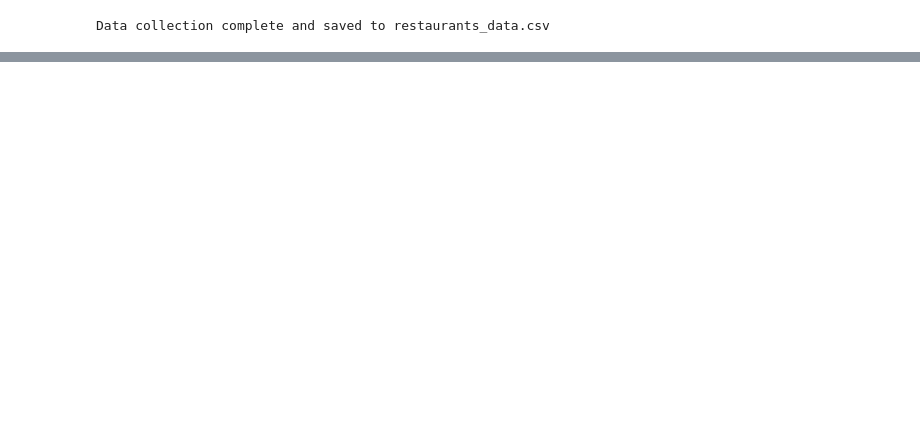
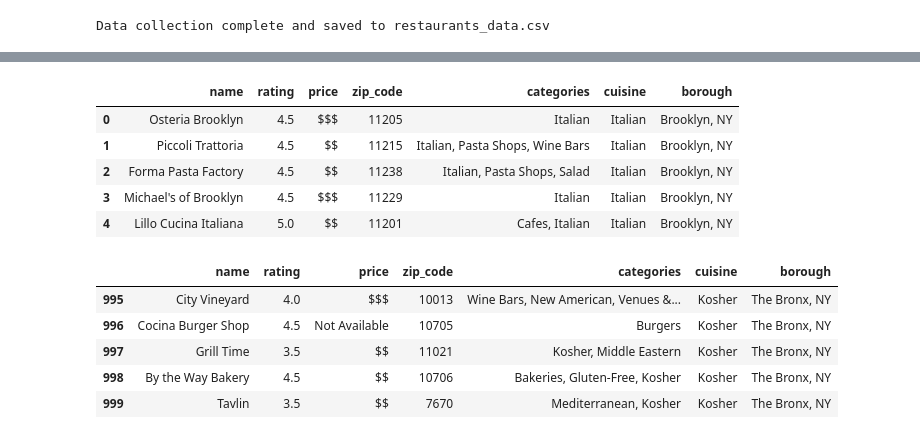
Before and after one commit to benbesthof/goodrestaurants, a Jupyter notebook: src/restaurant_analysis/restaurant.ipynb, the cells around one changed output, grey strips where cells are left out. Drawn from its saved outputs; the diff is of its cells as text; code cells hidden in the pictures; blank space fills up the shorter version.

```diff
--- a/src/restaurant_analysis/restaurant.ipynb
+++ b/src/restaurant_analysis/restaurant.ipynb
@@ -36,0 +75,26 @@ restaurant_data
+# %%
+import pandas as pd
+from rest_summary import DataSummary  # Make sure 'summary.py' is in the same directory
+
+# Read the CSV file into a DataFrame
+df_restaurants = pd.read_csv('restaurants_data.csv')
+
+# Create an instance of the DataSummary class
+data_summary = DataSummary(df_restaurants)
+
+# Display the first and last five rows of the data
+data_summary.display_head()
+data_summary.display_tail()
+# %% [output]
+|  | name | rating | price | zip_code | categories | cuisine | borough |
+| 0 | Osteria Brooklyn | 4.5 | $$$ | 11205 | Italian | Italian | Brooklyn, NY |
+| 1 | Piccoli Trattoria | 4.5 | $$ | 11215 | Italian, Pasta Shops, Wine Bars | Italian | Brooklyn, NY |
+| 2 | Forma Pasta Factory | 4.5 | $$ | 11238 | Italian, Pasta Shops, Salad | Italian | Brooklyn, NY |
+| 3 | Michael's of Brooklyn | 4.5 | $$$ | 11229 | Italian | Italian | Brooklyn, NY |
+| 4 | Lillo Cucina Italiana | 5.0 | $$ | 11201 | Cafes, Italian | Italian | Brooklyn, NY |
+|  | name | rating | price | zip_code | categories | cuisine | borough |
+| 995 | City Vineyard | 4.0 | $$$ | 10013 | Wine Bars, New American, Venues &... | Kosher | The Bronx, NY |
+| 996 | Cocina Burger Shop | 4.5 | Not Available | 10705 | Burgers | Kosher | The Bronx, NY |
+| 997 | Grill Time | 3.5 | $$ | 11021 | Kosher, Middle Eastern | Kosher | The Bronx, NY |
+| 998 | By the Way Bakery | 4.5 | $$ | 10706 | Bakeries, Gluten-Free, Kosher | Kosher | The Bronx, NY |
+| 999 | Tavlin | 3.5 | $$ | 7670 | Mediterranean, Kosher | Kosher | The Bronx, NY |
```
Also changed, not shown: parts of 2 cells of this notebook.
